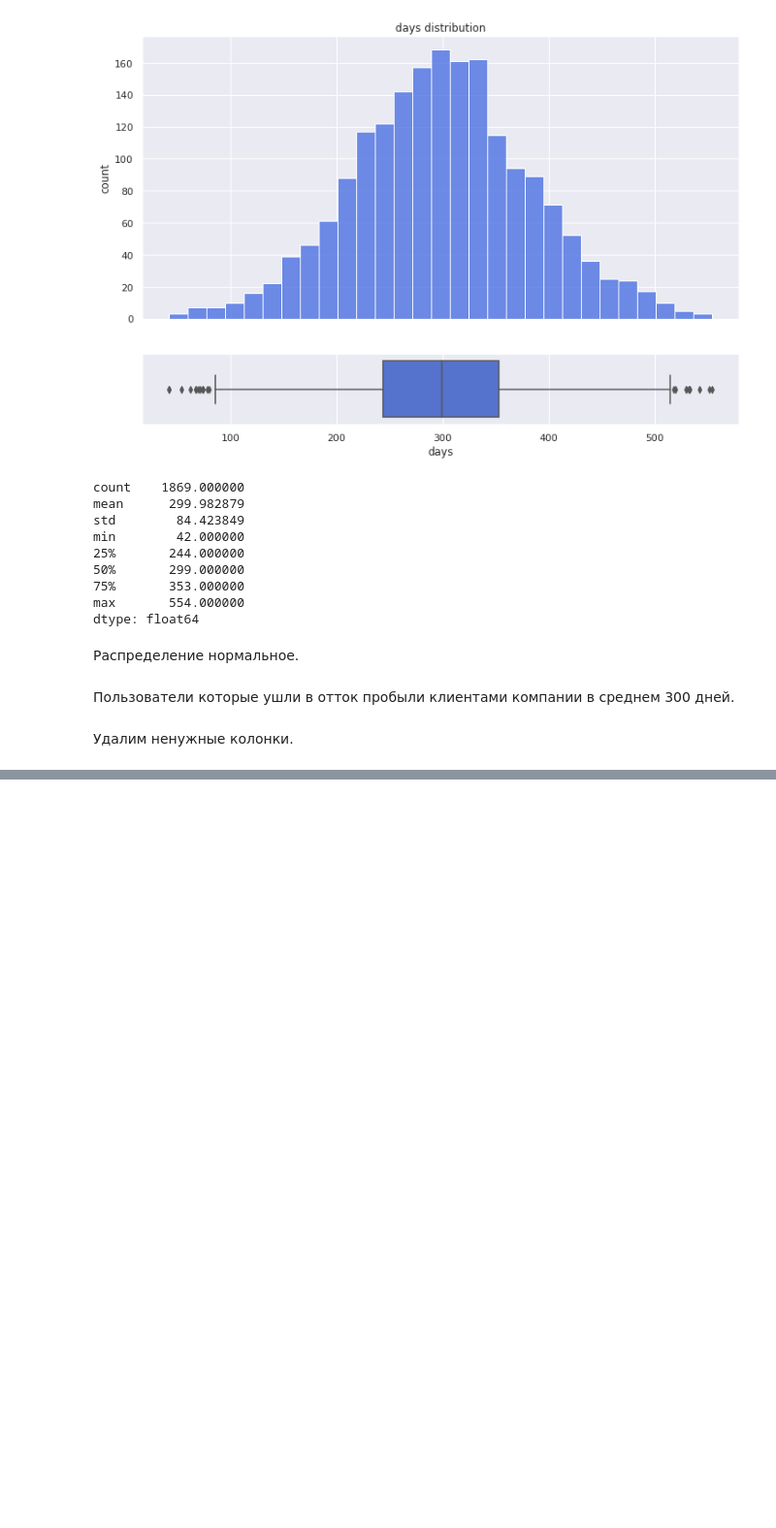
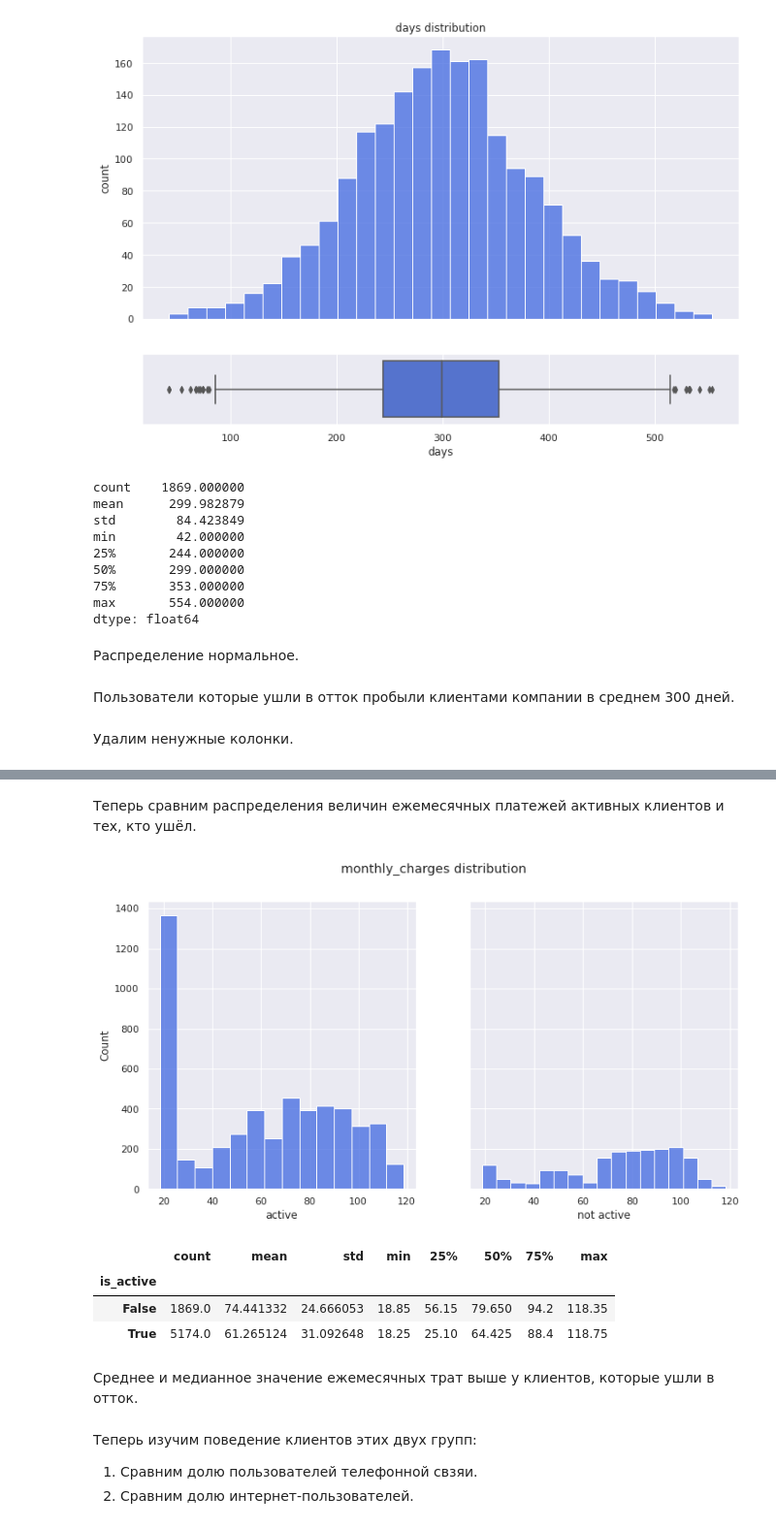
Before and after one commit to Doppler-67/telecom-users-churn-forecasting, a Jupyter notebook: telecom.ipynb, the cells around one changed output, grey strips where cells are left out. Shown at 97% size. Cells and saved outputs as stored; diff of their text form; code cells hidden in the pictures; blank space fills up the shorter version.

```diff
--- a/telecom.ipynb
+++ b/telecom.ipynb
@@ -499,7 +503,7 @@ data['multiple_lines'].isna().sum()
 # %% [output]
 682
 # %%
-data['multiple_lines'] = data['multiple_lines'].fillna('unknown')
+data['multiple_lines'] = data['multiple_lines'].fillna('none')
 # %%
 data['multiple_lines'].value_counts(normalize=True).plot(kind='bar', title='multiple_lines distribution', xlabel='classes',
                                      ylabel='fraction', rot=1, color='orange', alpha =0.9, figsize=(12,9))
@@ -684,0 +676,32 @@ data = data.drop(['begin_date', 'end_date'], axis=1)
+# %% [markdown]
+Теперь сравним распределения величин ежемесячных платежей активных клиентов и тех, кто ушёл.
+# %%
+active = data[data['is_active']]
+not_active =  data[data['is_active'] == False]
+# %%
+fig, (ax1, ax2) = plt.subplots(1, 2, sharey=True, figsize=(12, 6))
+
+sns.histplot(x=active['monthly_charges'], ax=ax1, color='royalblue')
+sns.histplot(x=not_active['monthly_charges'], ax=ax2, color='royalblue')
+
+ax1.set(xlabel='active')
+ax2.set(xlabel='not active')
+
+plt.suptitle('monthly_charges distribution')
+plt.show()
+# %% [output]
+[figure, added]
+# %%
+data.groupby('is_active')['monthly_charges'].describe()
+# %% [output]
+|  | count | mean | std | min | 25% | 50% | 75% | max |
+| is_active |  |  |  |  |  |  |  |  |
+| False | 1869.0 | 74.441332 | 24.666053 | 18.85 | 56.15 | 79.650 | 94.2 | 118.35 |
+| True | 5174.0 | 61.265124 | 31.092648 | 18.25 | 25.10 | 64.425 | 88.4 | 118.75 |
+# %% [markdown]
+Среднее и медианное значение ежемесячных трат выше у клиентов, которые ушли в отток.
+# %% [markdown]
+Теперь изучим поведение клиентов этих двух групп:
+
+1. Сравним долю пользователей телефонной свзяи.
+2. Сравним долю интернет-пользователей.
```
Also changed, not shown: parts of 42 cells of this notebook.
